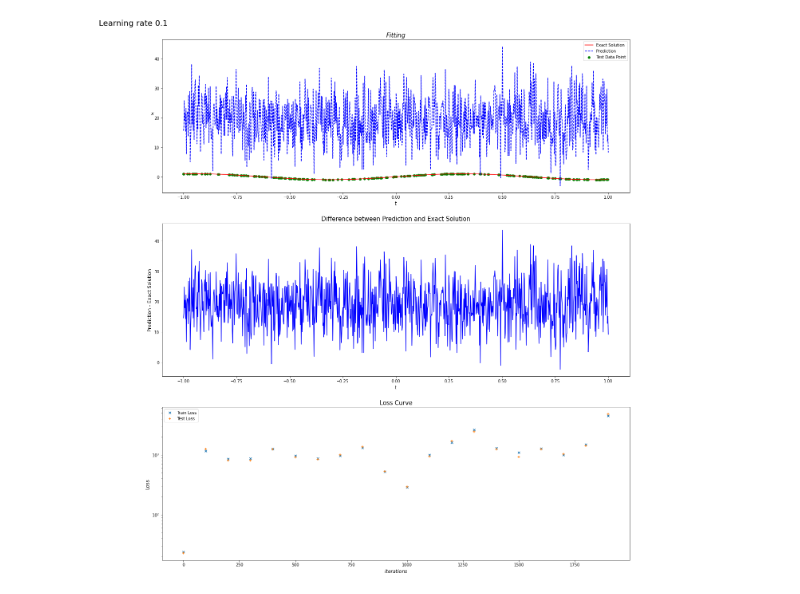
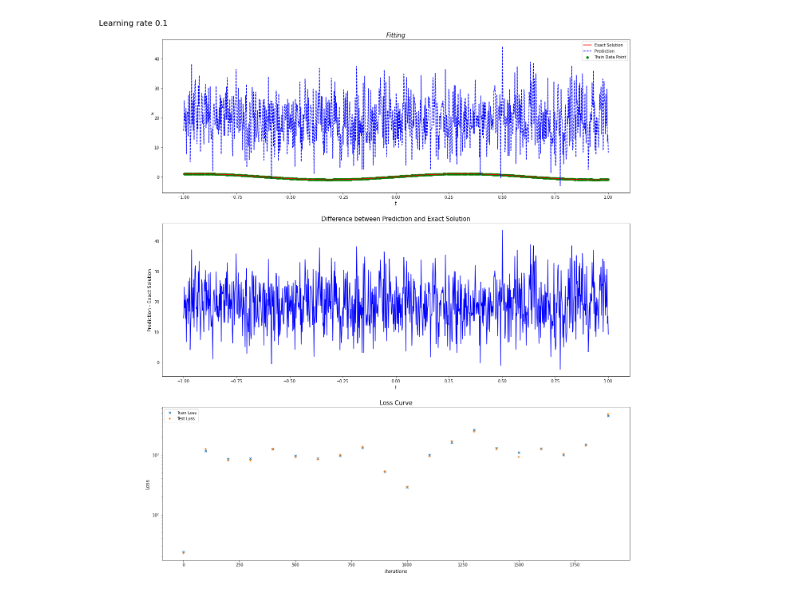
Before and after one commit to GP248CME215/Curve-fitting, a Jupyter notebook: Curve_fitting_1D_Keras.ipynb, the cells around one changed output. Drawn from its saved outputs; the diff is of its cells as text; code cells hidden in the pictures.

Commit message:
Plot training data instead of testing

```diff
--- a/Curve_fitting_1D_Keras.ipynb
+++ b/Curve_fitting_1D_Keras.ipynb
@@ -116,13 +116,13 @@ t_test = tf.reshape(tf.cast(t_test, dtype = tf.float32), shape=(-1, 1))
 x_test = tf.reshape(tf.cast(x_test, dtype = tf.float32), shape=(-1, 1))
 # %%
 %matplotlib inline
-def plot(t_all, x_all, pred_all, t_test, x_test, title: str):
+def plot(t_all, x_all, pred_all, t_train, x_train, title: str):
     fig = plt.figure(figsize=(21, 24))
 
     ax = plt.subplot(311)
     ax.plot(t_all, x_all, "r", label="Exact Solution")
     ax.plot(t_all, pred_all, "b--", label="Prediction")
-    ax.scatter(t_test, x_test, s=30, c="g", label="Test Data Point")
+    ax.scatter(t_train, x_train, s=30, c="g", label="Train Data Point")
     ax.legend()
     ax.set_xlabel("$t$", fontsize = 12)
     ax.set_ylabel("$x$", fontsize = 12, rotation = 0)
@@ -159,5 +159,5 @@ print('Training time: %.4f' % (elapsed))
 pred_all = model.net(tf.reshape(tf.cast(t_all, dtype=tf.float32), shape=(-1, 1))).numpy().flatten()
 print('Norm of Differnece: %e' % (model.get_test_error().numpy()))
 
-plot(t_all, x_all, pred_all, t_test, x_test, title="Learning rate 0.1")
+plot(t_all, x_all, pred_all, t_train, x_train, title="Learning rate 0.1")
 # %% [output]
@@ -180,5 +180,5 @@ Training time: 12.6752
 Norm of Differnece: 2.937959e+01
-[figure, old version]
+[figure, new version]
 # %%
 model = NeuralNet(
     t_train=t_train, x_train=x_train, t_test=t_test, x_test=x_test,
```
Also changed, not shown: parts of 3 cells of this notebook.
